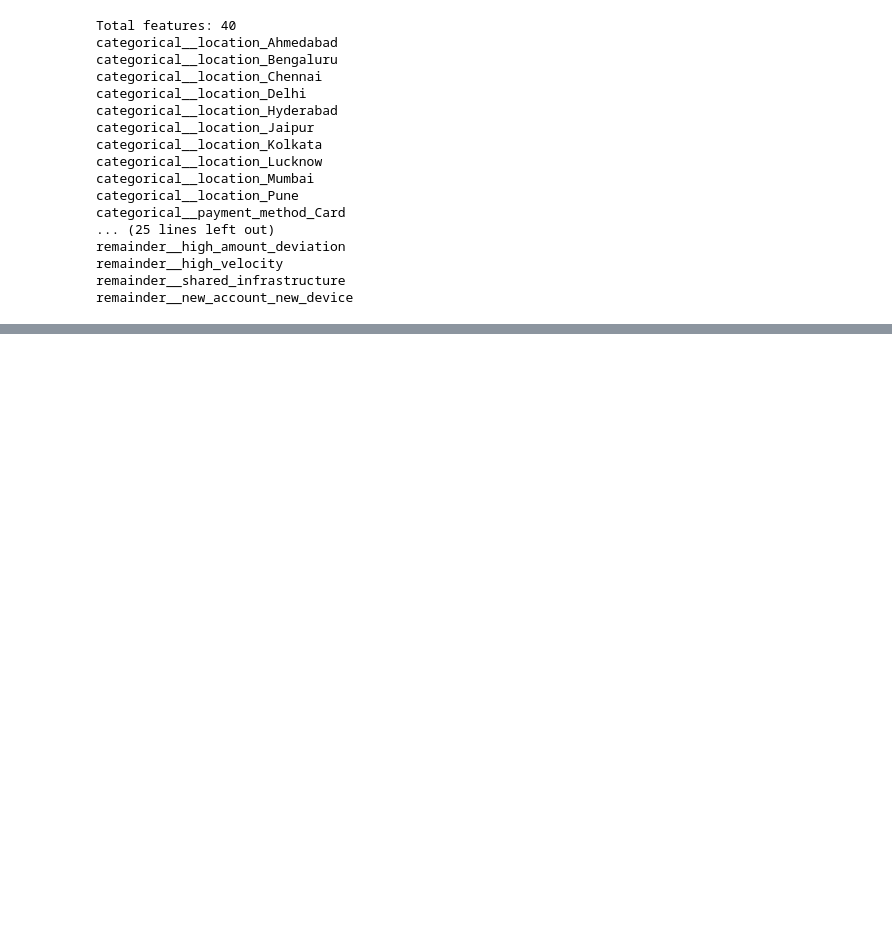
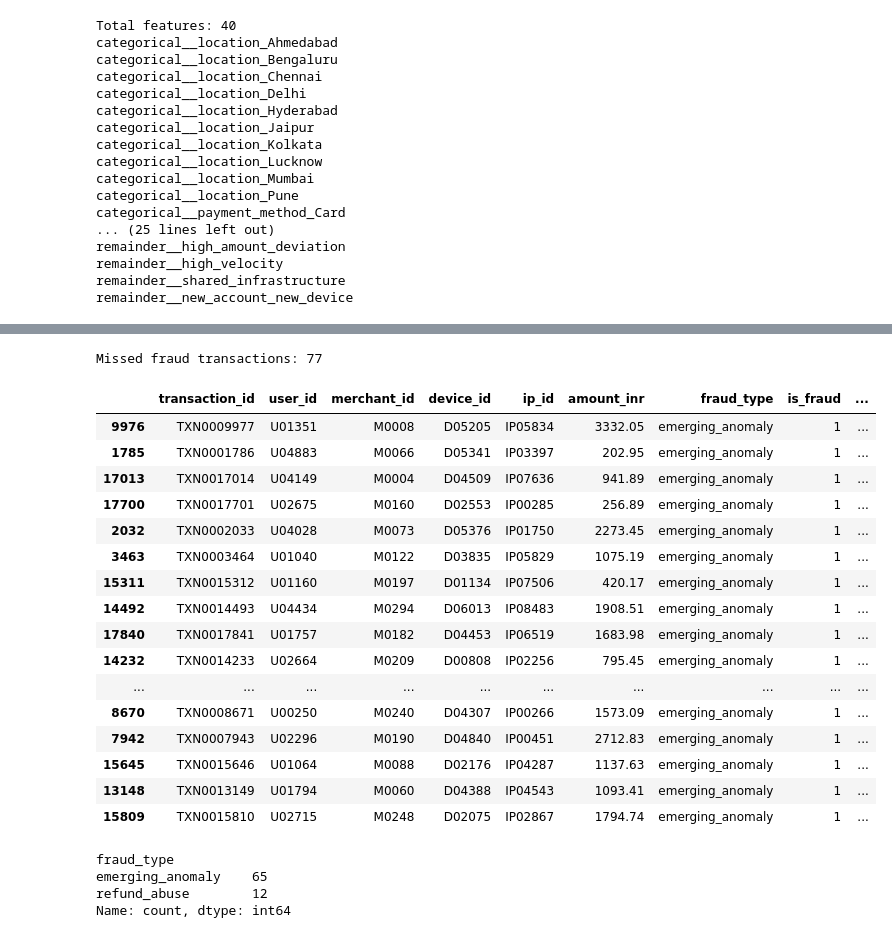
Before and after one commit to Mahakchoudhari/RazorAttack_Lab, a Jupyter notebook: notebooks/Model_01.ipynb, the cells around one changed output, grey strips where cells are left out. Drawn from its saved outputs; the diff is of its cells as text; code cells hidden in the pictures; blank space fills up the shorter version.

```diff
--- a/notebooks/Model_01.ipynb
+++ b/notebooks/Model_01.ipynb
@@ -647,0 +847,20 @@ remainder__new_account_new_device
+# %%
+test_results = df.loc[X_test.index, [
+    "transaction_id",
+    "user_id",
+    "merchant_id",
+    "device_id",
+    "ip_id",
+    "amount_inr",
+    "fraud_type",
+    "is_fraud"
+]].copy()
+
+test_results["fraud_probability"] = y_prob
+test_results["predicted_fraud"] = y_pred
+
+test_results["ml_risk_score"] = (
+    test_results["fraud_probability"] * 100
+).round(2)
+
+test_results.head()
@@ -647,0 +874,35 @@ remainder__new_account_new_device
+# %%
+missed_fraud = test_results[
+    (test_results["is_fraud"] == 1) &
+    (test_results["predicted_fraud"] == 0)
+]
+
+print("Missed fraud transactions:", len(missed_fraud))
+
+missed_fraud.head(20)
+# %% [output]
+Missed fraud transactions: 77
+|  | transaction_id | user_id | merchant_id | device_id | ip_id | amount_inr | fraud_type | is_fraud | ... |
+| 9976 | TXN0009977 | U01351 | M0008 | D05205 | IP05834 | 3332.05 | emerging_anomaly | 1 | ... |
+| 1785 | TXN0001786 | U04883 | M0066 | D05341 | IP03397 | 202.95 | emerging_anomaly | 1 | ... |
+| 17013 | TXN0017014 | U04149 | M0004 | D04509 | IP07636 | 941.89 | emerging_anomaly | 1 | ... |
+| 17700 | TXN0017701 | U02675 | M0160 | D02553 | IP00285 | 256.89 | emerging_anomaly | 1 | ... |
+| 2032 | TXN0002033 | U04028 | M0073 | D05376 | IP01750 | 2273.45 | emerging_anomaly | 1 | ... |
+| 3463 | TXN0003464 | U01040 | M0122 | D03835 | IP05829 | 1075.19 | emerging_anomaly | 1 | ... |
+| 15311 | TXN0015312 | U01160 | M0197 | D01134 | IP07506 | 420.17 | emerging_anomaly | 1 | ... |
+| 14492 | TXN0014493 | U04434 | M0294 | D06013 | IP08483 | 1908.51 | emerging_anomaly | 1 | ... |
+| 17840 | TXN0017841 | U01757 | M0182 | D04453 | IP06519 | 1683.98 | emerging_anomaly | 1 | ... |
+| 14232 | TXN0014233 | U02664 | M0209 | D00808 | IP02256 | 795.45 | emerging_anomaly | 1 | ... |
+| ... | ... | ... | ... | ... | ... | ... | ... | ... | ... |
+| 8670 | TXN0008671 | U00250 | M0240 | D04307 | IP00266 | 1573.09 | emerging_anomaly | 1 | ... |
+| 7942 | TXN0007943 | U02296 | M0190 | D04840 | IP00451 | 2712.83 | emerging_anomaly | 1 | ... |
+| 15645 | TXN0015646 | U01064 | M0088 | D02176 | IP04287 | 1137.63 | emerging_anomaly | 1 | ... |
+| 13148 | TXN0013149 | U01794 | M0060 | D04388 | IP04543 | 1093.41 | emerging_anomaly | 1 | ... |
+| 15809 | TXN0015810 | U02715 | M0248 | D02075 | IP02867 | 1794.74 | emerging_anomaly | 1 | ... |
+# %%
+missed_fraud["fraud_type"].value_counts()
+# %% [output]
+fraud_type
+emerging_anomaly    65
+refund_abuse        12
+Name: count, dtype: int64
```
Also changed, not shown: parts of 20 cells of this notebook.
